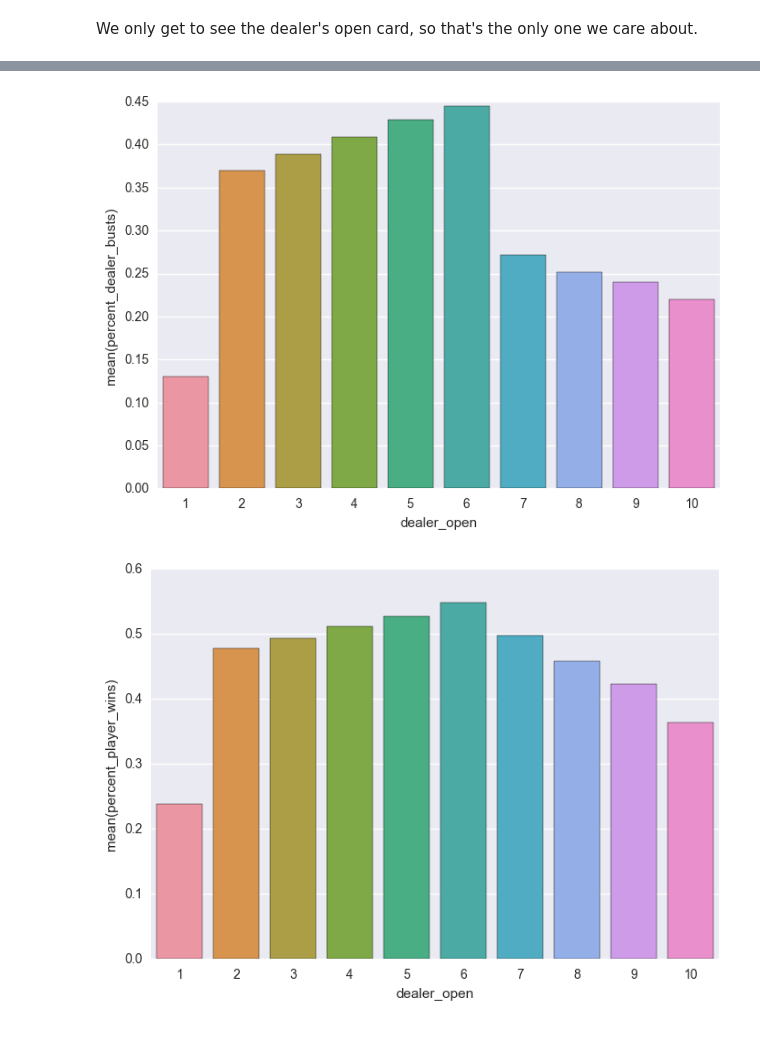
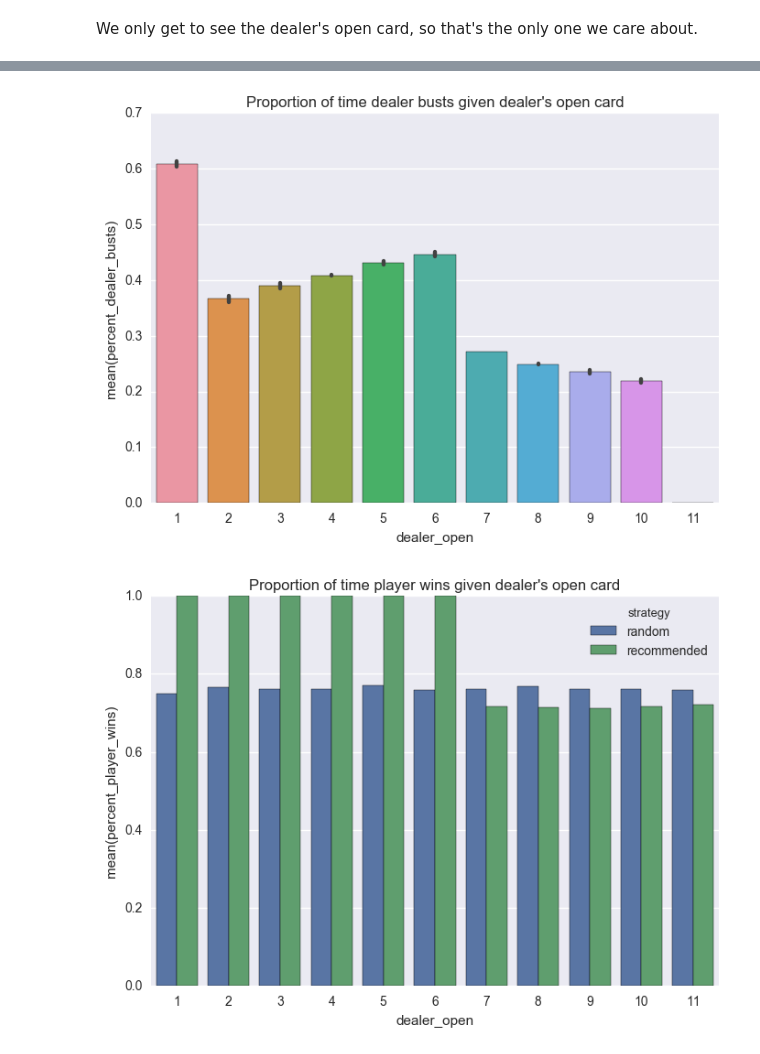
Before and after one commit to jocelyn-ong/data-science-projects, a Jupyter notebook: others/black-jack-simulation.ipynb, the cells around one changed output, grey strips where cells are left out. Saved outputs shown, nothing was run; the diff lists cells and outputs as text; code cells hidden in the pictures.

```diff
--- a/others/black-jack-simulation.ipynb
+++ b/others/black-jack-simulation.ipynb
@@ -325,3 +332,11 @@ player_hands.head()
 | 4 | 10 | 5 | 15 | 3622 | 1214 | 1254 |
 # %% [markdown]
 ## Dealer
+# %%
+dealer_hands = pd.pivot_table(df, index=["dealer_open", "strategy"],
+                              values=["dealer_busts", "player_wins"], aggfunc=[len, sum])
+dealer_hands.reset_index(inplace=True)
+dealer_hands.columns = dealer_hands.columns.values
+del dealer_hands[('len', 'player_wins')]
+dealer_hands.columns = ["dealer_open", "strategy","total", "dealer_busts", "player_wins"]
+dealer_hands.head()
@@ -328,7 +350,7 @@ player_hands.head()
 # %% [markdown]
 We only get to see the dealer's open card, so that's the only one we care about.
 # %%
-dealer_open_hand = dealer_hands.groupby("dealer_open").sum().reset_index()
+dealer_open_hand = dealer_hands.copy()
 dealer_open_hand["percent_dealer_busts"] = dealer_open_hand["dealer_busts"] / dealer_open_hand["total"]
 dealer_open_hand["percent_player_wins"] = dealer_open_hand["player_wins"] / dealer_open_hand["total"]
 dealer_open_hand
@@ -347,10 +375,12 @@ dealer_open_hand
 # %%
 sns.barplot(x="dealer_open", y="percent_dealer_busts", data=dealer_open_hand);
+plt.title("Proportion of time dealer busts given dealer's open card");
 plt.show();
 # %% [output]
-[figure, old version]
+[figure, new version]
 # %%
-sns.barplot(x="dealer_open", y="percent_player_wins", data=dealer_open_hand);
+sns.barplot(x="dealer_open", y="percent_player_wins", hue="strategy", data=dealer_open_hand);
+plt.title("Proportion of time player wins given dealer's open card");
 plt.show();
 # %% [output]
-[figure, old version]
+[figure, new version]
```
Also changed, not shown: parts of 41 cells of this notebook, 2 other files.
